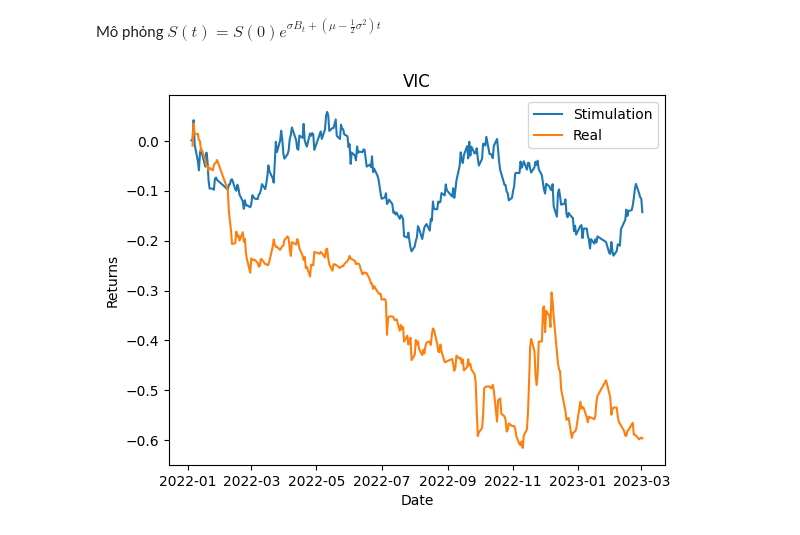
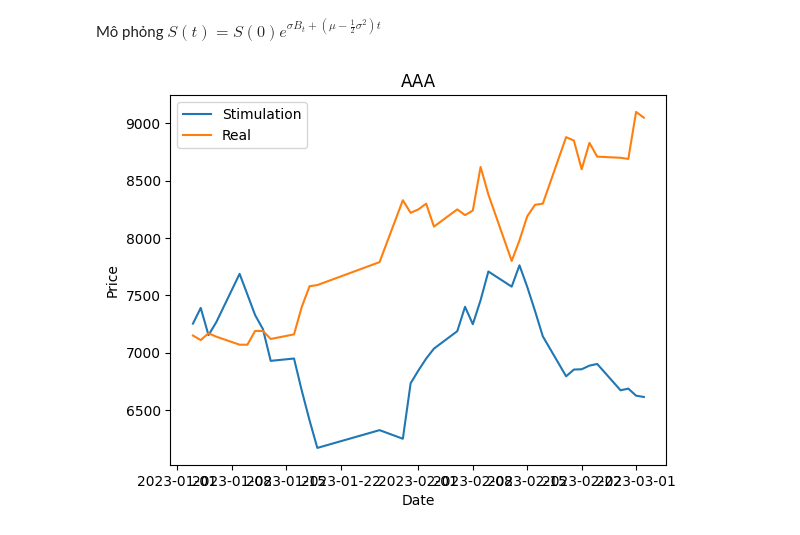
Before and after one commit to khanhtrinh2003/Financial-mathematics, a Jupyter notebook: tren_lop.ipynb, the cells around one changed output. Saved outputs shown, nothing was run; the diff lists cells and outputs as text; code cells hidden in the pictures.

```diff
--- a/tren_lop.ipynb
+++ b/tren_lop.ipynb
@@ -21,8 +21,8 @@ Index(['AAA', 'AAM', 'AAT', 'ABR', 'ABS', 'ABT', 'ACB', 'ACC', 'ACG', 'ACL',
 # %% [markdown]
 # Xem tổng quan
 # %%
-ticker = "VIC"
-vn_df = vn[ticker][vn.index.year >=2022]
+ticker = "AAA"
+vn_df = vn[ticker][vn.index.year >=2023]
 so_lan = len(vn_df)
 plt.plot(vn_df)
 plt.title(f"{ticker}")
@@ -54,13 +54,14 @@ Mô phỏng $S(t)=S(0)e^{\sigma B_t+(\mu-\frac12 \sigma^2)t}$
 sigma_Bt = sigma*np.random.randn(so_lan)
 mu_t = (mu-0.5*sigma**2)*np.ones(so_lan)
 sti = np.cumprod(np.exp(sigma_Bt+mu_t))
+S0 = vn_df[0] # Giá ban đầu
 # %%
-plt.plot(vn_df.index,sti-1, label="Stimulation")
-plt.plot(np.cumsum(vn_df.pct_change()),label="Real")
+plt.plot(vn_df.index,S0*sti, label="Stimulation")
+plt.plot(vn_df,label="Real")
 plt.legend()
 plt.title(f"{ticker}")
-plt.ylabel("Returns")
+plt.ylabel("Price")
 plt.xlabel("Date")
 plt.show()
 # %% [output]
-[figure, old version]
+[figure, new version]
```
Also changed, not shown: parts of 2 cells of this notebook.
